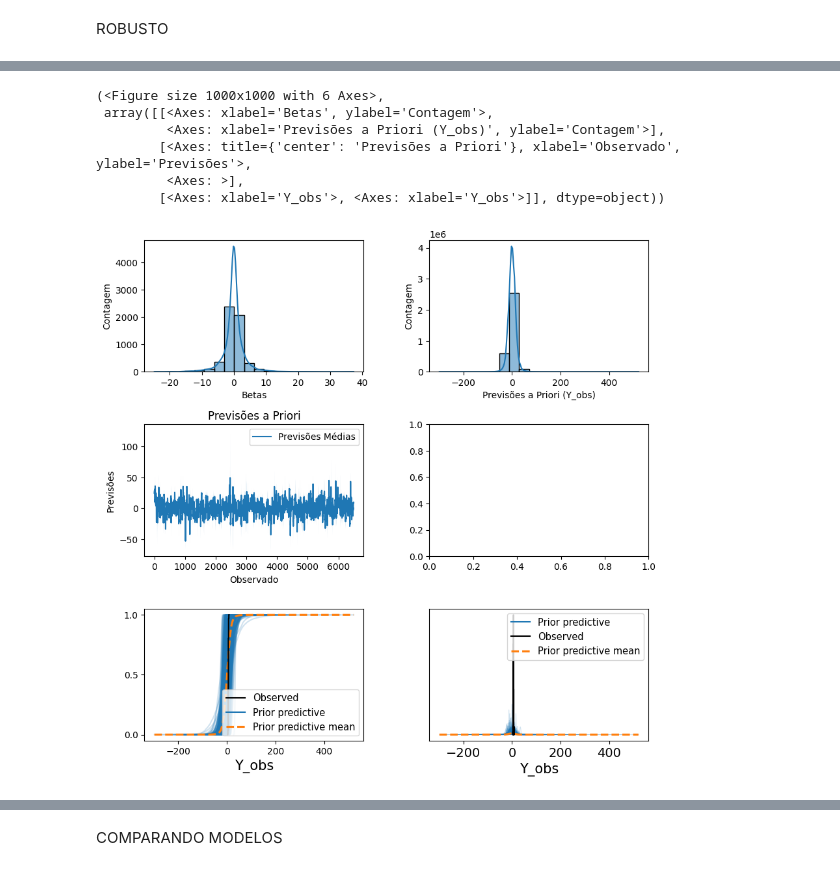
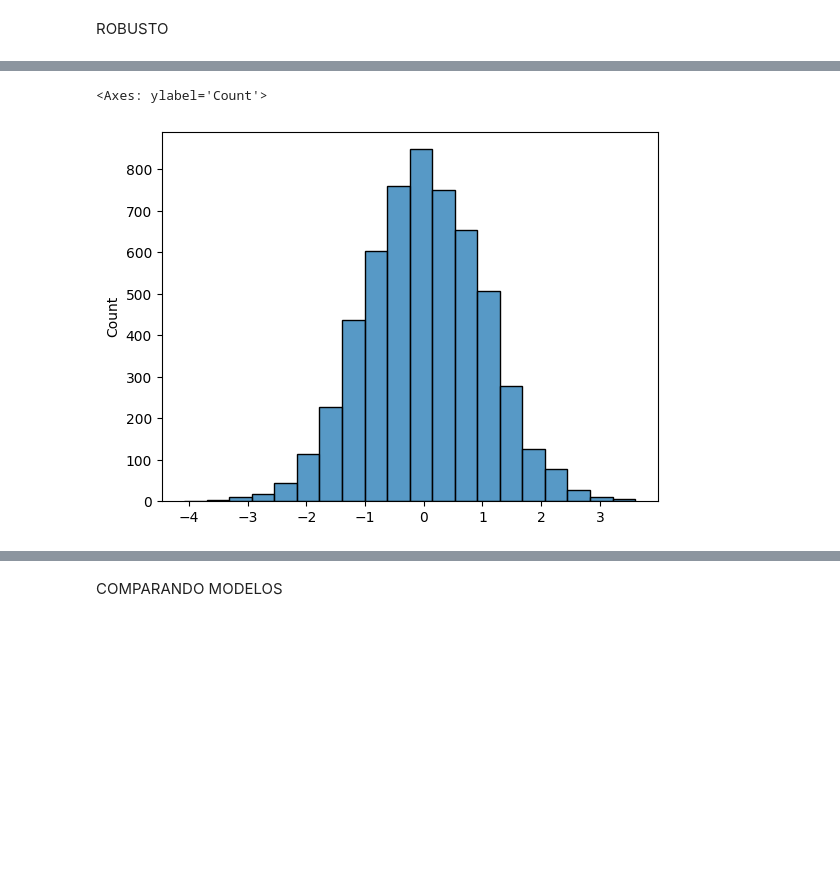
Before and after one commit to AnabelleSouza/CRUD_PDO-CONTEINER, a Jupyter notebook: wine_|_Exercicio_2_ID=186.ipynb, the cells around one changed output, grey strips where cells are left out. Drawn from its saved outputs; the diff is of its cells as text; code cells hidden in the pictures; blank space fills up the shorter version.

```diff
--- a/wine_|_Exercicio_2_ID=186.ipynb
+++ b/wine_|_Exercicio_2_ID=186.ipynb
@@ -497,14 +493,8 @@ az.summary(trace_robust)
-# %%
-
-analise_priori(trace_prior_hierarchical,y)
-# %% [output]
-(<Figure size 1000x1000 with 6 Axes>,
- array([[<Axes: xlabel='Betas', ylabel='Contagem'>,
-         <Axes: xlabel='Previsões a Priori (Y_obs)', ylabel='Contagem'>],
-        [<Axes: title={'center': 'Previsões a Priori'}, xlabel='Observado', ylabel='Previsões'>,
-         <Axes: >],
-        [<Axes: xlabel='Y_obs'>, <Axes: xlabel='Y_obs'>]], dtype=object))
-[figure, removed]
+# %%
+sns.histplot(robust_trace_prior.prior['betas'].values.flatten(), bins=20)
+# %% [output]
+<Axes: ylabel='Count'>
+[figure, added]
 # %%
 # Criar subplots para exibir os gráficos
 fig, axes = plt.subplots(1, 2, figsize=(8, 6))
```
Also changed, not shown: parts of 18 cells of this notebook.
